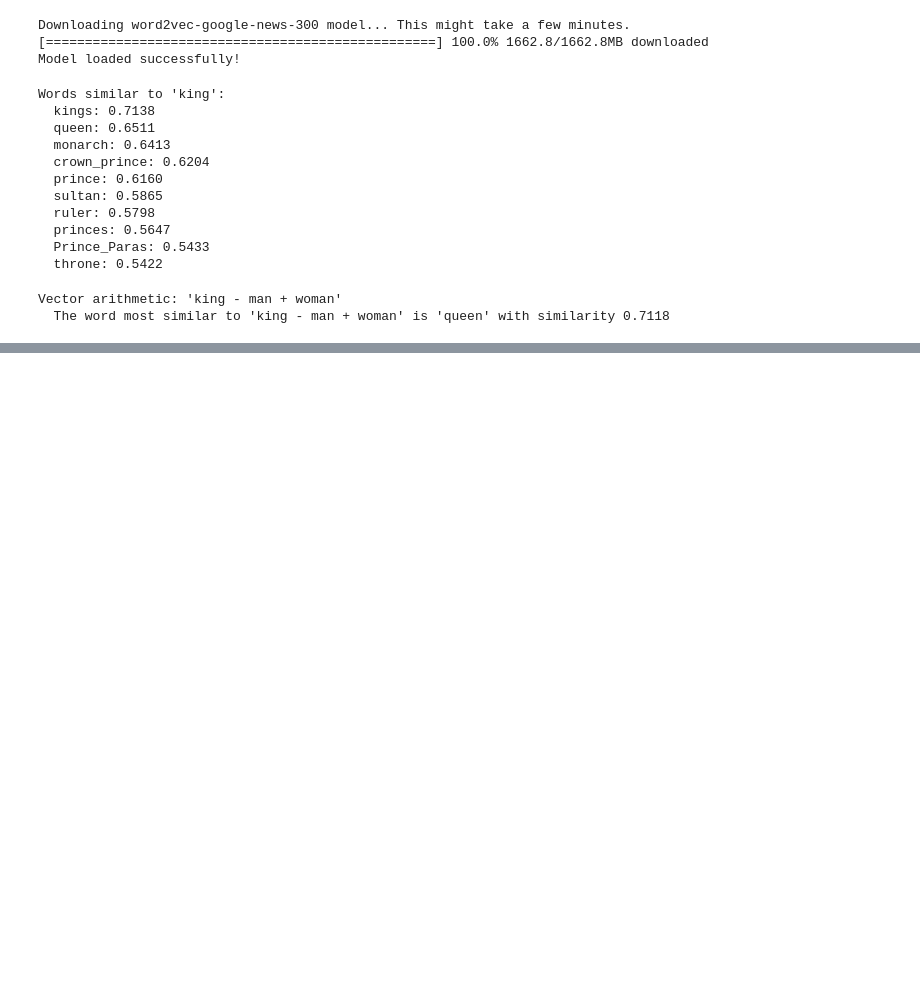
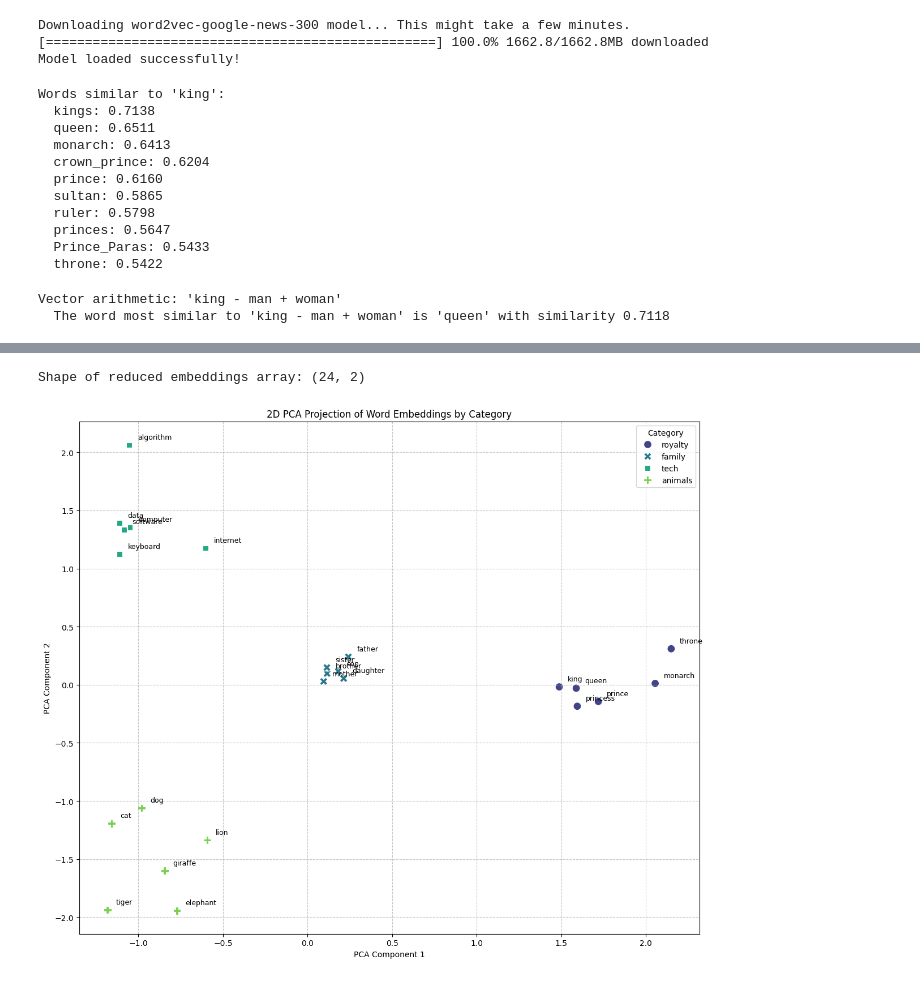
Before and after one commit to ananaysaharan/DL_Basics, a Jupyter notebook: embeddings.ipynb, the cells around one changed output, grey strips where cells are left out. Drawn from its saved outputs; the diff is of its cells as text; code cells hidden in the pictures; blank space fills up the shorter version.

```diff
--- a/embeddings.ipynb
+++ b/embeddings.ipynb
@@ -130,0 +187,42 @@ Vector arithmetic: 'king - man + woman'
+# %%
+# 3. Apply PCA to reduce dimensionality to 2D
+pca = PCA(n_components=2)
+reduced_embeddings = pca.fit_transform(word_embeddings)
+
+print(f"Shape of reduced embeddings array: {reduced_embeddings.shape}")
+
+# Create a DataFrame for easier plotting with seaborn
+import pandas as pd
+df_plot = pd.DataFrame({
+    'word': known_words,
+    'x': reduced_embeddings[:, 0],
+    'y': reduced_embeddings[:, 1],
+    'category': known_categories
+})
+
+# 4. Plot the 2D embeddings
+plt.figure(figsize=(12, 10))
+sns.scatterplot(
+    data=df_plot,
+    x='x',
+    y='y',
+    hue='category',
+    style='category',
+    s=100, # size of the points
+    palette='viridis' # color scheme
+)
+
+# Add word labels to the plot
+for i, row in df_plot.iterrows():
+    plt.annotate(row['word'], (row['x'] + 0.05, row['y'] + 0.05), fontsize=9)
+
+plt.title('2D PCA Projection of Word Embeddings by Category')
+plt.xlabel('PCA Component 1')
+plt.ylabel('PCA Component 2')
+plt.grid(True, linestyle='--', alpha=0.7)
+plt.legend(title='Category')
+plt.tight_layout()
+plt.show()
+# %% [output]
+Shape of reduced embeddings array: (24, 2)
+[figure, added]
```
Also changed, not shown: parts of 2 cells of this notebook.
